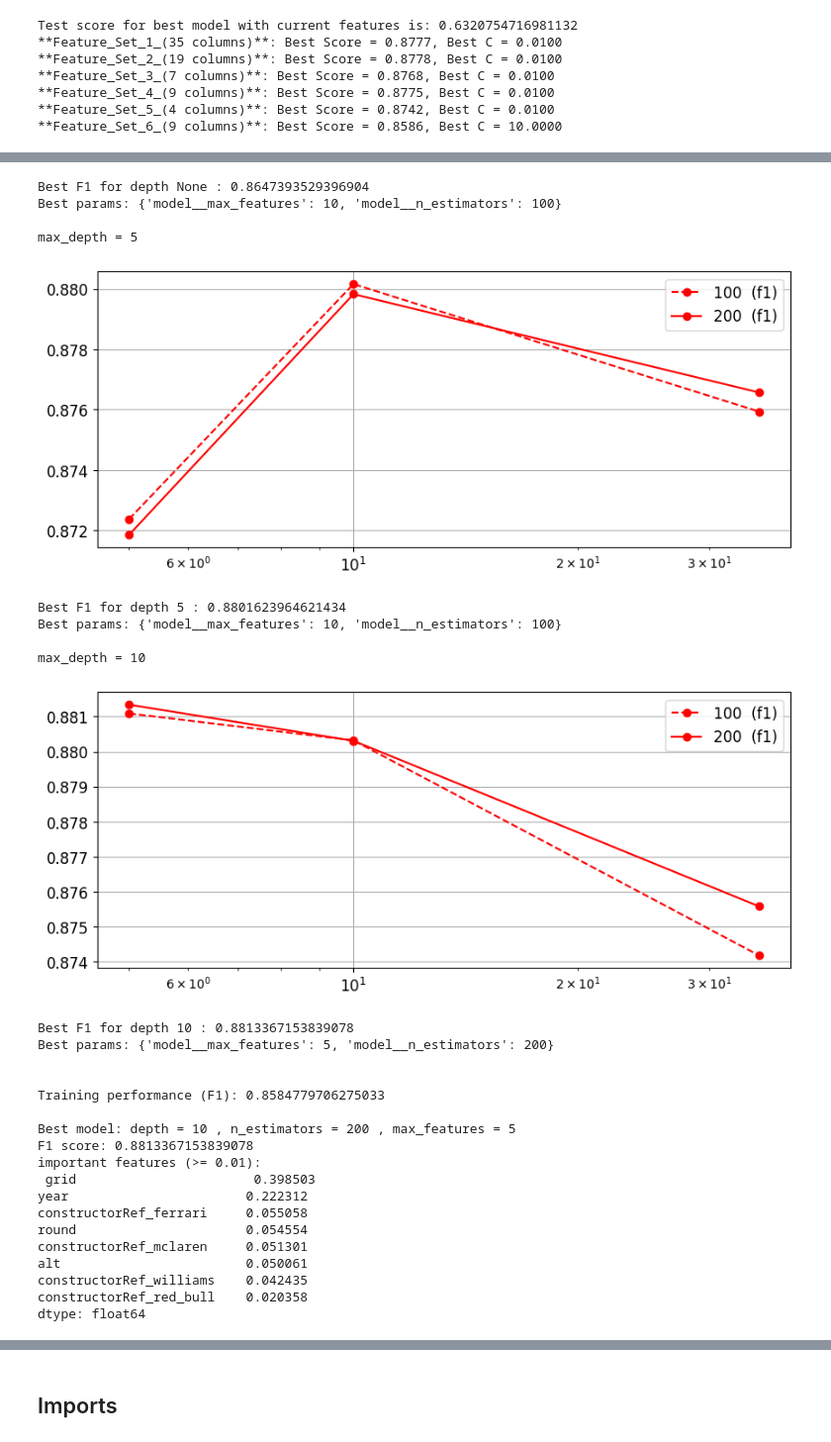
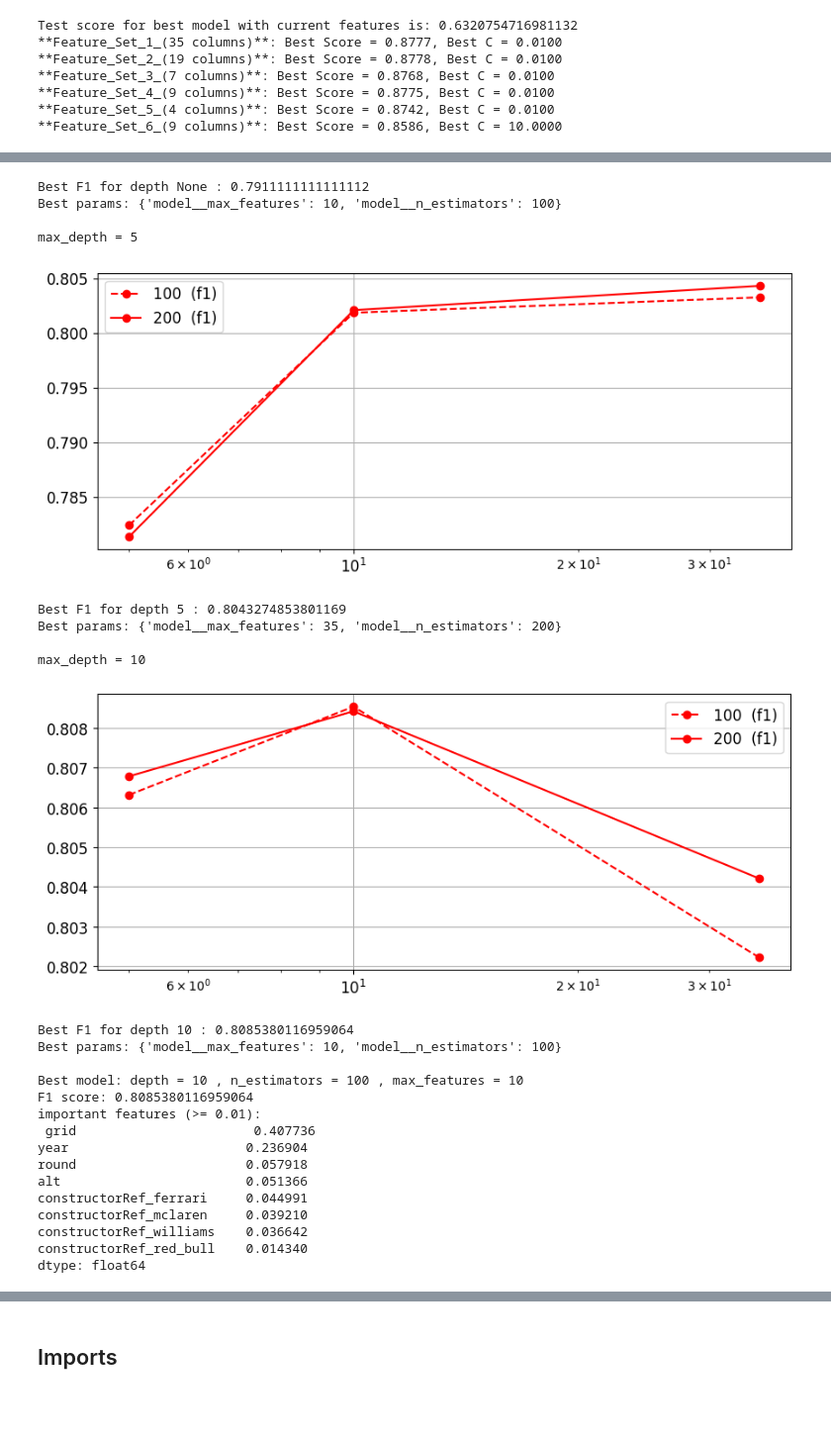
Before and after one commit to NilsHLund/f1-dnf-analysis, a Jupyter notebook: 41/code.ipynb, the cells around one changed output, grey strips where cells are left out. Shown at 99% size. Drawn from its saved outputs; the diff is of its cells as text; code cells hidden in the pictures; blank space fills up the shorter version.

```diff
--- a/41/code.ipynb
+++ b/41/code.ipynb
@@ -121,22 +119,31 @@ from sklearn.model_selection import GridSearchCV
 from sklearn.preprocessing import StandardScaler
 
 def hypersolve(model,param_grid, X_train, y_train):
+    # 1. Create the pipeline model
     pipe = Pipeline([
         ('scaler', StandardScaler()),
         ('model', model)
     ])
 
+    # 2. Construct the `GridSearchCV` object as was done in part 5.2
     gs = GridSearchCV(
         estimator=pipe,
         param_grid=param_grid,
-        scoring='f1',
+        scoring='accuracy',
         cv=3,
-        refit='f1'
+        refit='accuracy'
     )
 
+    # 3. Run the grid search
     gs = gs.fit(X_train, y_train)
+
+    # 4. Run `unpack_gridsearch` to obtain the results dictionary.
     result = unpack_gridsearch(gs)
+
+    # 5. Plot the result with `plot_grid_result`
     plot_grid_result(result)
+
+    # 6. return result
     return result
 # %% [markdown]
 ## **Part_1_Dataprossesing**
@@ -616,12 +623,11 @@ best_score = best_result['best_score']
 feature_importance = pd.Series(best_rf.feature_importances_, index=X_train.columns).sort_values(ascending=False)
 important_features_rf = feature_importance[feature_importance >= 0.01]
 
-print("\n\nTraining performance (F1):", f1_score(best_rf.predict(X_train), y_train))
 print("\nBest model: depth =", best_depth,
       ", n_estimators =", best_params["model__n_estimators"],
-      ", max_features =", best_params["model__max_features"]
+      ", max_features =", best_params["model__max_features"],
+      "\nF1 score:", best_score,
+      "\nimportant features (>= 0.01):\n", important_features_rf
 )
-print("F1 score:", best_score)
-print("important features (>= 0.01):\n", important_features_rf)
 # %% [output]
 max_depth = None
@@ -629,28 +635,25 @@ max_depth = None
-Best F1 for depth None : 0.8647393529396904
+Best F1 for depth None : 0.7911111111111112
 Best params: {'model__max_features': 10, 'model__n_estimators': 100}
 
 max_depth = 5
-[figure, old version]
+[figure, new version]
-Best F1 for depth 5 : 0.8801623964621434
-Best params: {'model__max_features': 10, 'model__n_estimators': 100}
+Best F1 for depth 5 : 0.8043274853801169
+Best params: {'model__max_features': 35, 'model__n_estimators': 200}
 
 max_depth = 10
-[figure, old version]
+[figure, new version]
-Best F1 for depth 10 : 0.8813367153839078
-Best params: {'model__max_features': 5, 'model__n_estimators': 200}
+Best F1 for depth 10 : 0.8085380116959064
+Best params: {'model__max_features': 10, 'model__n_estimators': 100}
 
-
-Training performance (F1): 0.8584779706275033
-
-Best model: depth = 10 , n_estimators = 200 , max_features = 5
-F1 score: 0.8813367153839078
+Best model: depth = 10 , n_estimators = 100 , max_features = 10
+F1 score: 0.8085380116959064
 important features (>= 0.01):
- grid                       0.398503
-year                       0.222312
-constructorRef_ferrari     0.055058
-round                      0.054554
-constructorRef_mclaren     0.051301
-alt                        0.050061
-constructorRef_williams    0.042435
-constructorRef_red_bull    0.020358
+ grid                       0.407736
+year                       0.236904
+round                      0.057918
+alt                        0.051366
+constructorRef_ferrari     0.044991
+constructorRef_mclaren     0.039210
+constructorRef_williams    0.036642
+constructorRef_red_bull    0.014340
 dtype: float64
```
Also changed, not shown: parts of 15 cells of this notebook.
